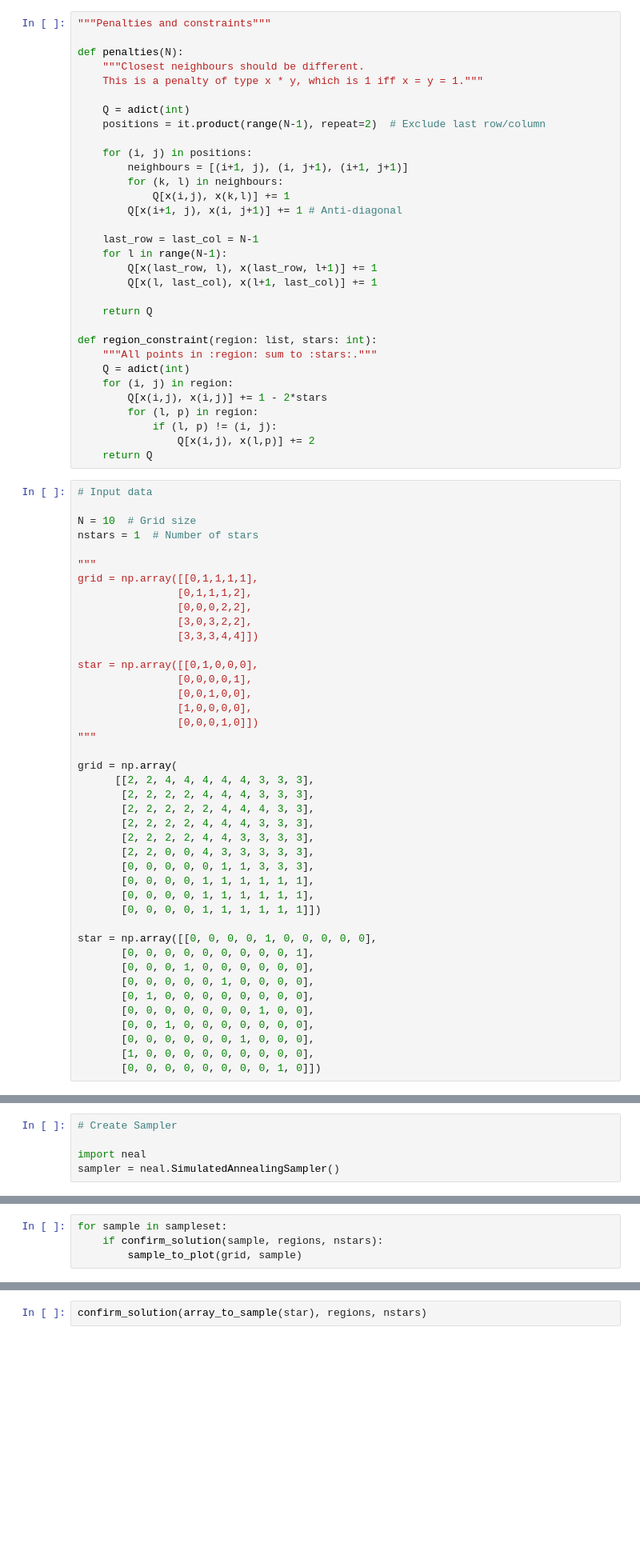
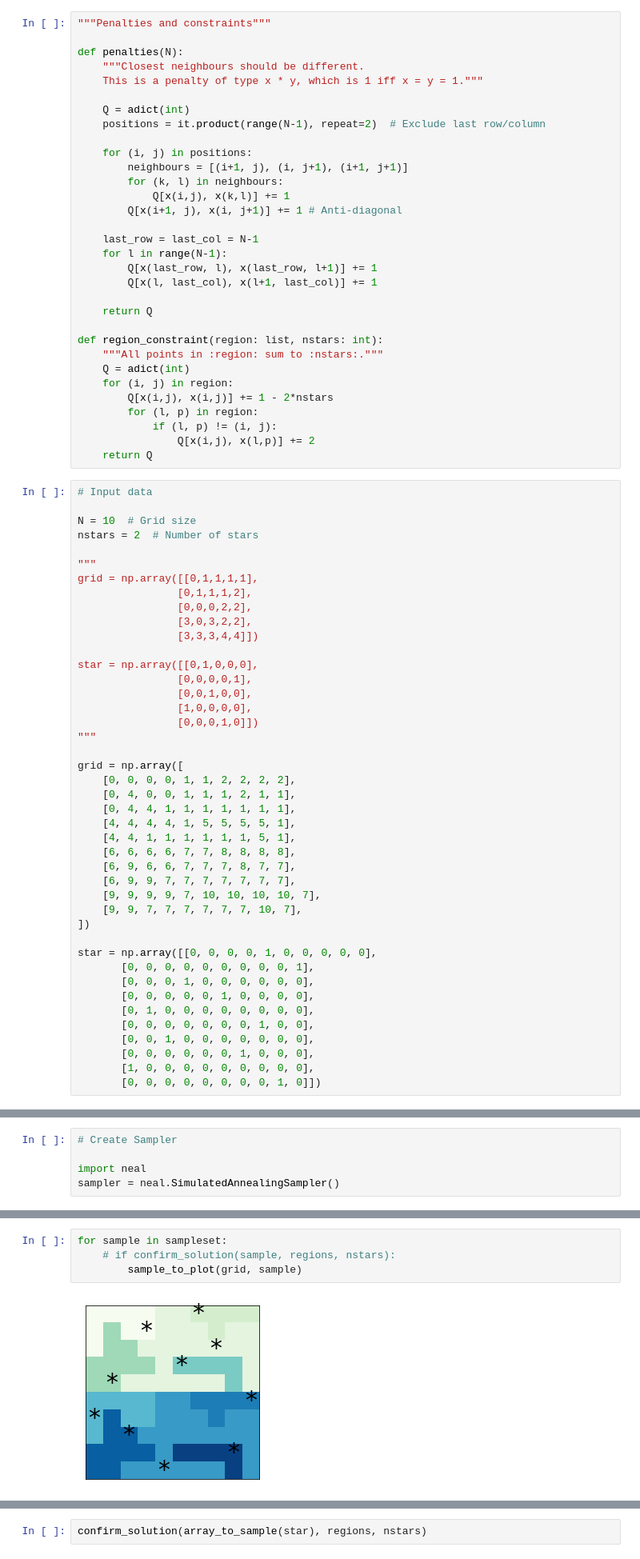
Before and after one commit to iQuHACK/2021_patoLogic, a Jupyter notebook: notebooks/sagar.ipynb, the cells around one changed output, grey strips where cells are left out. Shown: that part at 80% size. Drawn from its saved outputs; the diff is of its cells as text; blank space fills up the shorter version.

```diff
--- a/notebooks/sagar.ipynb
+++ b/notebooks/sagar.ipynb
@@ -65,11 +65,11 @@ def penalties(N):
 
     return Q
 
-def region_constraint(region: list, stars: int):
-    """All points in :region: sum to :stars:."""
+def region_constraint(region: list, nstars: int):
+    """All points in :region: sum to :nstars:."""
     Q = adict(int)
     for (i, j) in region:
-        Q[x(i,j), x(i,j)] += 1 - 2*stars
+        Q[x(i,j), x(i,j)] += 1 - 2*nstars
         for (l, p) in region:
             if (l, p) != (i, j):
                 Q[x(i,j), x(l,p)] += 2
@@ -78,7 +78,7 @@ def region_constraint(region: list, stars: int):
 # Input data
 
 N = 10  # Grid size
-nstars = 1  # Number of stars
+nstars = 2  # Number of stars
 
 """
 grid = np.array([[0,1,1,1,1],
@@ -94,17 +94,18 @@ star = np.array([[0,1,0,0,0],
                 [0,0,0,1,0]])
 """
 
-grid = np.array(
-      [[2, 2, 4, 4, 4, 4, 4, 3, 3, 3],
-       [2, 2, 2, 2, 4, 4, 4, 3, 3, 3],
-       [2, 2, 2, 2, 2, 4, 4, 4, 3, 3],
-       [2, 2, 2, 2, 4, 4, 4, 3, 3, 3],
-       [2, 2, 2, 2, 4, 4, 3, 3, 3, 3],
-       [2, 2, 0, 0, 4, 3, 3, 3, 3, 3],
-       [0, 0, 0, 0, 0, 1, 1, 3, 3, 3],
-       [0, 0, 0, 0, 1, 1, 1, 1, 1, 1],
-       [0, 0, 0, 0, 1, 1, 1, 1, 1, 1],
-       [0, 0, 0, 0, 1, 1, 1, 1, 1, 1]])
+grid = np.array([
+    [0, 0, 0, 0, 1, 1, 2, 2, 2, 2],
+    [0, 4, 0, 0, 1, 1, 1, 2, 1, 1],
+    [0, 4, 4, 1, 1, 1, 1, 1, 1, 1],
+    [4, 4, 4, 4, 1, 5, 5, 5, 5, 1],
+    [4, 4, 1, 1, 1, 1, 1, 1, 5, 1],
+    [6, 6, 6, 6, 7, 7, 8, 8, 8, 8],
+    [6, 9, 6, 6, 7, 7, 7, 8, 7, 7],
+    [6, 9, 9, 7, 7, 7, 7, 7, 7, 7],
+    [9, 9, 9, 9, 7, 10, 10, 10, 10, 7],
+    [9, 9, 7, 7, 7, 7, 7, 7, 10, 7],
+])
 
 star = np.array([[0, 0, 0, 0, 1, 0, 0, 0, 0, 0],
        [0, 0, 0, 0, 0, 0, 0, 0, 0, 1],
@@ -205,5 +206,7 @@ def sample_to_plot(grid, sample):
     draw_puzzle(grid, solution)
 # %%
 for sample in sampleset:
-    if confirm_solution(sample, regions, nstars):
+    # if confirm_solution(sample, regions, nstars):
         sample_to_plot(grid, sample)
+# %% [output]
+[figure, added]
```
Also changed, not shown: parts of 2 cells of this notebook.
